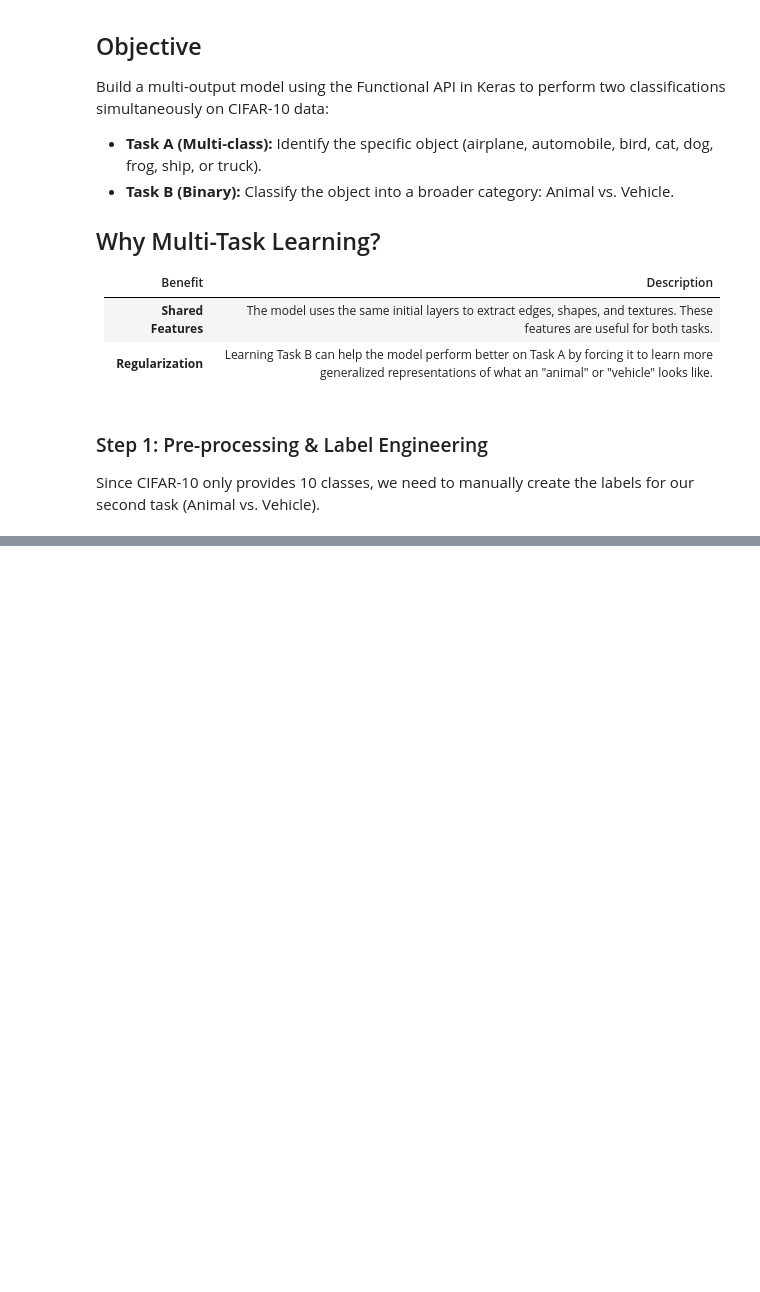
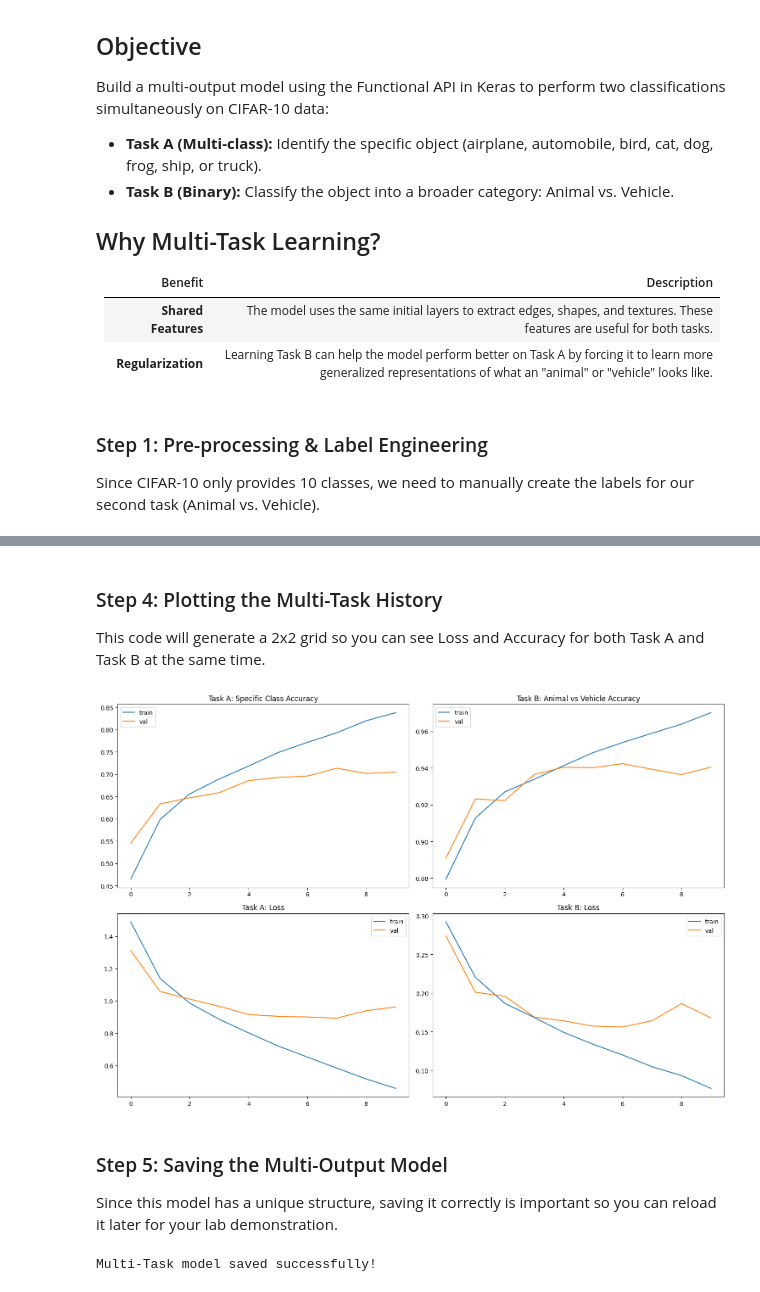
Before and after one commit to MaryWagura/DIL700, a Jupyter notebook: lab4.ipynb, the cells around one changed output, grey strips where cells are left out. Saved outputs shown, nothing was run; the diff lists cells and outputs as text; code cells hidden in the pictures; blank space fills up the shorter version.

```diff
--- a/lab4.ipynb
+++ b/lab4.ipynb
@@ -319,0 +371,9 @@ print(f"Original shape: {y_train_full.shape}, Binary shape: {y_train_binary.shap
+# %%
+# Train the model on both sets of labels at once
+history = model_mtl.fit(
+    X_train_full,
+    {'class_output': y_train_full, 'binary_output': y_train_binary},
+    epochs=10,
+    batch_size=64,
+    validation_split=0.2
+)
@@ -319,0 +401,53 @@ print(f"Original shape: {y_train_full.shape}, Binary shape: {y_train_binary.shap
+# %% [markdown]
+### Step 4: Plotting the Multi-Task History
+This code will generate a 2x2 grid so you can see Loss and Accuracy for both Task A and Task B at the same time.
+# %%
+import matplotlib.pyplot as plt
+
+def plot_mtl_history(history):
+    # Set up a grid of 2 rows and 2 columns
+    fig, axs = plt.subplots(2, 2, figsize=(15, 10))
+
+    # 1. Plot Class Output Accuracy (Task A)
+    axs[0, 0].plot(history.history['class_output_accuracy'], label='train')
+    axs[0, 0].plot(history.history['val_class_output_accuracy'], label='val')
+    axs[0, 0].set_title('Task A: Specific Class Accuracy')
+    axs[0, 0].legend()
+
+    # 2. Plot Binary Output Accuracy (Task B)
+    axs[0, 1].plot(history.history['binary_output_accuracy'], label='train')
+    axs[0, 1].plot(history.history['val_binary_output_accuracy'], label='val')
+    axs[0, 1].set_title('Task B: Animal vs Vehicle Accuracy')
+    axs[0, 1].legend()
+
+    # 3. Plot Class Output Loss
+    axs[1, 0].plot(history.history['class_output_loss'], label='train')
+    axs[1, 0].plot(history.history['val_class_output_loss'], label='val')
+    axs[1, 0].set_title('Task A: Loss')
+    axs[1, 0].legend()
+
+    # 4. Plot Binary Output Loss
+    axs[1, 1].plot(history.history['binary_output_loss'], label='train')
+    axs[1, 1].plot(history.history['val_binary_output_loss'], label='val')
+    axs[1, 1].set_title('Task B: Loss')
+    axs[1, 1].legend()
+
+    plt.tight_layout()
+    plt.show()
+
+# Run the visualization
+plot_mtl_history(history)
+# %% [output]
+[figure, added]
+# %% [markdown]
+### Step 5: Saving the Multi-Output Model
+Since this model has a unique structure, saving it correctly is important so you can reload it later for your lab demonstration.
+# %%
+# Save the entire Functional model
+model_mtl.save("cifar10_multi_task_model.keras")
+
+# Example of how to load it back
+# loaded_mtl_model = keras.models.load_model("cifar10_multi_task_model.keras")
+print("Multi-Task model saved successfully!")
+# %% [output]
+Multi-Task model saved successfully!
```
Also changed, not shown: parts of 5 cells of this notebook, 1 other file.
